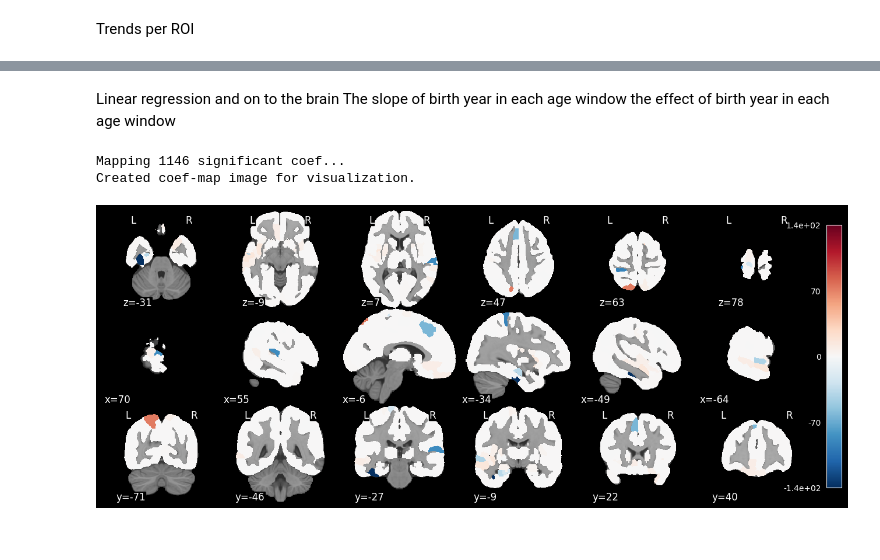
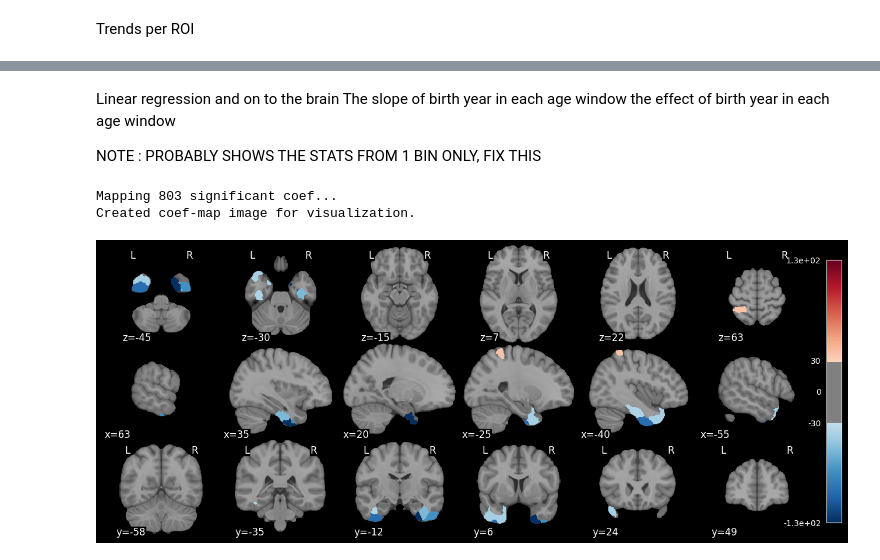
Before and after one commit to GaiaNegev13/legacy_pipe, a Jupyter notebook: scripts/step10_coefficient_trend_analisys.ipynb, the cells around one changed output, grey strips where cells are left out. Drawn from its saved outputs; the diff is of its cells as text; code cells hidden in the pictures.

```diff
--- a/scripts/step10_coefficient_trend_analisys.ipynb
+++ b/scripts/step10_coefficient_trend_analisys.ipynb
@@ -155,3 +22,6 @@ coef_df.to_csv(f"/home/gaia/Projects/legacy_data/legacy_pipe/data/interim/coef_d
+# %%
+coef_df = pd.read_csv('/home/gaia/Projects/legacy_data/legacy_pipe/data/interim/coef_df_age_bins_size_5.csv')
+birth_year_coef_df = coef_df[coef_df['variable'] == 'birth_year']
 # %% [markdown]
 # Add weights to the coef according to how good the model is (how precise the the coef)
 # use WLS model
@@ -164,7 +34,18 @@ coef_df.to_csv(f"/home/gaia/Projects/legacy_data/legacy_pipe/data/interim/coef_d
 # %% [markdown]
 Trends per ROI
 # %%
-birth_year_coef_df['mid_age_bin'] = birth_year_coef_df['age_bin'].apply(lambda x: x.mid)
+# Function to convert the string "(20, 25]" into an Interval object
+def string_to_interval(interval_str):
+    if pd.isna(interval_str):
+        return None
+    # Remove brackets/parentheses and split by comma
+    left, right = interval_str.strip("()[]").split(",")
+    return pd.Interval(float(left), float(right), closed='right')
+
+# 1. Convert strings to Interval objects
+birth_year_coef_df['age_bin_interval'] = birth_year_coef_df['age_bin'].apply(string_to_interval)
+
+birth_year_coef_df['mid_age_bin'] = birth_year_coef_df['age_bin_interval'].apply(lambda x: x.mid)
 
 # plot coef vs age bin for a specific region
 # all of them, list from 1 to 454
@@ -282,6 +173,8 @@ Notes:
 Linear regression and on to the brain
 The slope of birth year in each age window
 the effect of birth year in each age window
+
+NOTE : PROBABLY SHOWS THE STATS FROM 1 BIN ONLY, FIX THIS
 # %%
 # visualization of significant results on the brain, birth_year
 
@@ -297,7 +190,8 @@ atlas_img = nib.load(atlas_file_path)
 atlas_labels = atlas_img.get_fdata()
 
 
-# --- 2. Extract significant T-values from your results_df ---
+# --- 2. Extract significant coefficients from your results_df ---
+# THIS PROBABLY TAKES ONLYONE VALUE OF SIGNIFICENCE> FOR EXAMPLE FROM THE 20-25 BIN ONLY - FIX THIS
 significant_rois_data = birth_year_coef_df[(birth_year_coef_df['fdr_p'] < 0.05)][['region_label', 'coef']].values.tolist()
 # Create a dictionary for quick lookup of T-values by ROI label
 coef_map = {label: coef_val for label, coef_val in significant_rois_data}
@@ -316,33 +210,33 @@ for label, coef_value in coef_map.items():
     stat_map_data[atlas_labels == label] = coef_value
 # 3. Create the final NIfTI image for visualization.
 # This ensures the coef-map has the same spatial dimensions and coordinates as your atlas.
 coef_map_img = new_img_like(atlas_img, stat_map_data)
 print("Created coef-map image for visualization.")
 
 
 # --- 4. Load background template ---
 bg_img = load_mni152_template()
 
 # --- 5. Plot the coef-map ---
 custom_cut_coords = (6,6,6)
 
 # Plot the coef-map using the mosaic display mode
 plotting.plot_stat_map(
     stat_map_img=coef_map_img,
     bg_img=bg_img,
     # title=f"ROI T-Values",
     cmap='RdBu_r',
     symmetric_cbar=True,
-    threshold=0.01,
+    threshold=30,
     display_mode='mosaic',
     cut_coords=custom_cut_coords,
     colorbar=True
 )
 
 
 # Display the plot
 plotting.show()
 # %% [output]
-Mapping 1146 significant coef...
+Mapping 803 significant coef...
 Created coef-map image for visualization.
-[figure, old version]
+[figure, new version]
```
Also changed, not shown: parts of 9 cells of this notebook, 2 other files.
